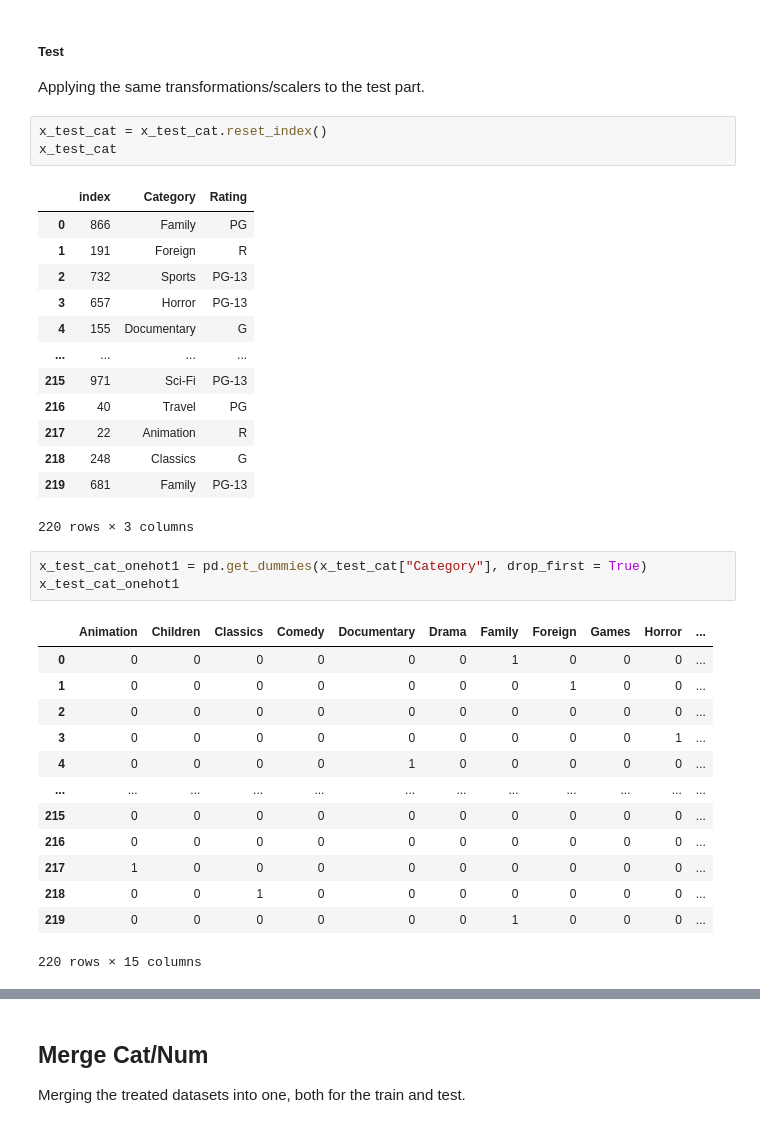
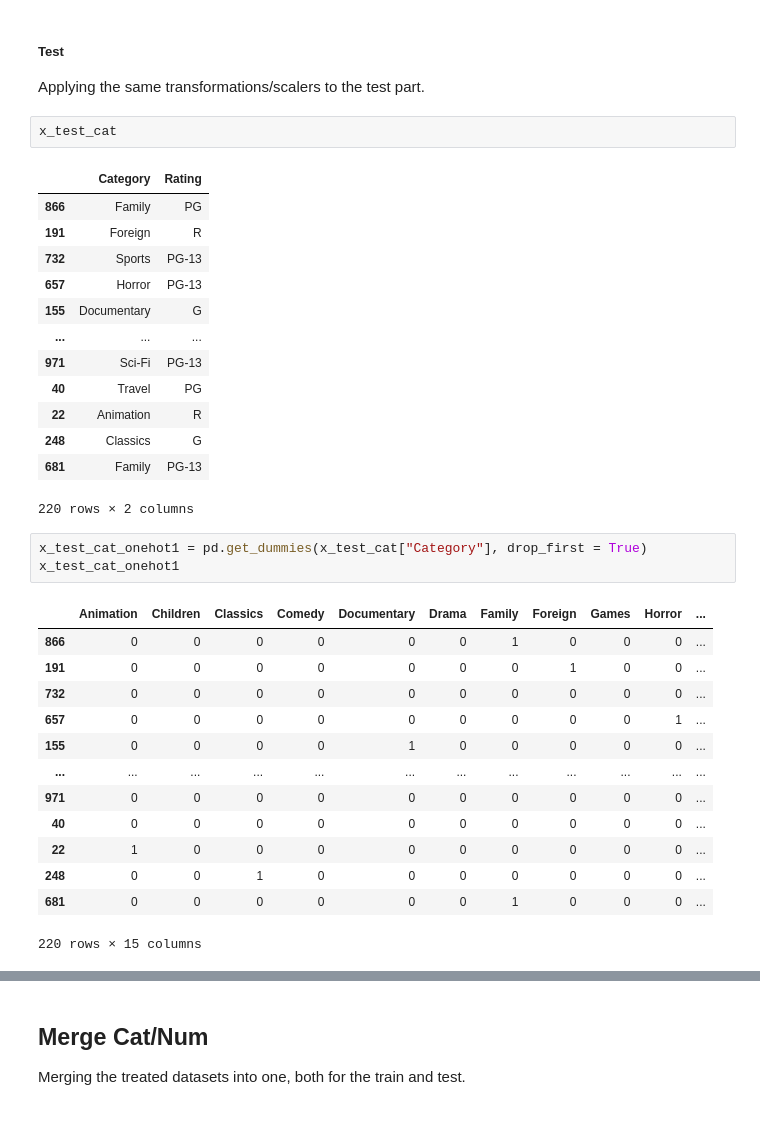
Before and after one commit to Alfon22A/Predictions-Logistic-Regression, a Jupyter notebook: Solution.ipynb, the cells around one changed output, grey strips where cells are left out. Drawn from its saved outputs; the diff is of its cells as text.

```diff
--- a/Solution.ipynb
+++ b/Solution.ipynb
@@ -510,38 +509,37 @@ ax = sns.heatmap(x_train_cat_norm.corr(), annot = True)
 
 Applying the same transformations/scalers to the test part.
 # %%
-x_test_cat = x_test_cat.reset_index()
 x_test_cat
 # %% [output]
-|  | index | Category | Rating |
-| 0 | 866 | Family | PG |
-| 1 | 191 | Foreign | R |
-| 2 | 732 | Sports | PG-13 |
-| 3 | 657 | Horror | PG-13 |
-| 4 | 155 | Documentary | G |
-| ... | ... | ... | ... |
-| 215 | 971 | Sci-Fi | PG-13 |
-| 216 | 40 | Travel | PG |
-| 217 | 22 | Animation | R |
-| 218 | 248 | Classics | G |
-| 219 | 681 | Family | PG-13 |
+|  | Category | Rating |
+| 866 | Family | PG |
+| 191 | Foreign | R |
+| 732 | Sports | PG-13 |
+| 657 | Horror | PG-13 |
+| 155 | Documentary | G |
+| ... | ... | ... |
+| 971 | Sci-Fi | PG-13 |
+| 40 | Travel | PG |
+| 22 | Animation | R |
+| 248 | Classics | G |
+| 681 | Family | PG-13 |
-220 rows × 3 columns
+220 rows × 2 columns
 # %%
 x_test_cat_onehot1 = pd.get_dummies(x_test_cat["Category"], drop_first = True)
 x_test_cat_onehot1
 # %% [output]
 |  | Animation | Children | Classics | Comedy | Documentary | Drama | Family | Foreign | Games | Horror | ... |
-| 0 | 0 | 0 | 0 | 0 | 0 | 0 | 1 | 0 | 0 | 0 | ... |
-| 1 | 0 | 0 | 0 | 0 | 0 | 0 | 0 | 1 | 0 | 0 | ... |
-| 2 | 0 | 0 | 0 | 0 | 0 | 0 | 0 | 0 | 0 | 0 | ... |
-| 3 | 0 | 0 | 0 | 0 | 0 | 0 | 0 | 0 | 0 | 1 | ... |
-| 4 | 0 | 0 | 0 | 0 | 1 | 0 | 0 | 0 | 0 | 0 | ... |
+| 866 | 0 | 0 | 0 | 0 | 0 | 0 | 1 | 0 | 0 | 0 | ... |
+| 191 | 0 | 0 | 0 | 0 | 0 | 0 | 0 | 1 | 0 | 0 | ... |
+| 732 | 0 | 0 | 0 | 0 | 0 | 0 | 0 | 0 | 0 | 0 | ... |
+| 657 | 0 | 0 | 0 | 0 | 0 | 0 | 0 | 0 | 0 | 1 | ... |
+| 155 | 0 | 0 | 0 | 0 | 1 | 0 | 0 | 0 | 0 | 0 | ... |
 | ... | ... | ... | ... | ... | ... | ... | ... | ... | ... | ... | ... |
-| 215 | 0 | 0 | 0 | 0 | 0 | 0 | 0 | 0 | 0 | 0 | ... |
-| 216 | 0 | 0 | 0 | 0 | 0 | 0 | 0 | 0 | 0 | 0 | ... |
-| 217 | 1 | 0 | 0 | 0 | 0 | 0 | 0 | 0 | 0 | 0 | ... |
-| 218 | 0 | 0 | 1 | 0 | 0 | 0 | 0 | 0 | 0 | 0 | ... |
-| 219 | 0 | 0 | 0 | 0 | 0 | 0 | 1 | 0 | 0 | 0 | ... |
+| 971 | 0 | 0 | 0 | 0 | 0 | 0 | 0 | 0 | 0 | 0 | ... |
+| 40 | 0 | 0 | 0 | 0 | 0 | 0 | 0 | 0 | 0 | 0 | ... |
+| 22 | 1 | 0 | 0 | 0 | 0 | 0 | 0 | 0 | 0 | 0 | ... |
+| 248 | 0 | 0 | 1 | 0 | 0 | 0 | 0 | 0 | 0 | 0 | ... |
+| 681 | 0 | 0 | 0 | 0 | 0 | 0 | 1 | 0 | 0 | 0 | ... |
 220 rows × 15 columns
 # %%
 x_test_cat_onehot2 =  pd.get_dummies(x_test_cat["Rating"], drop_first = True)
```
Also changed, not shown: parts of 21 cells of this notebook.
